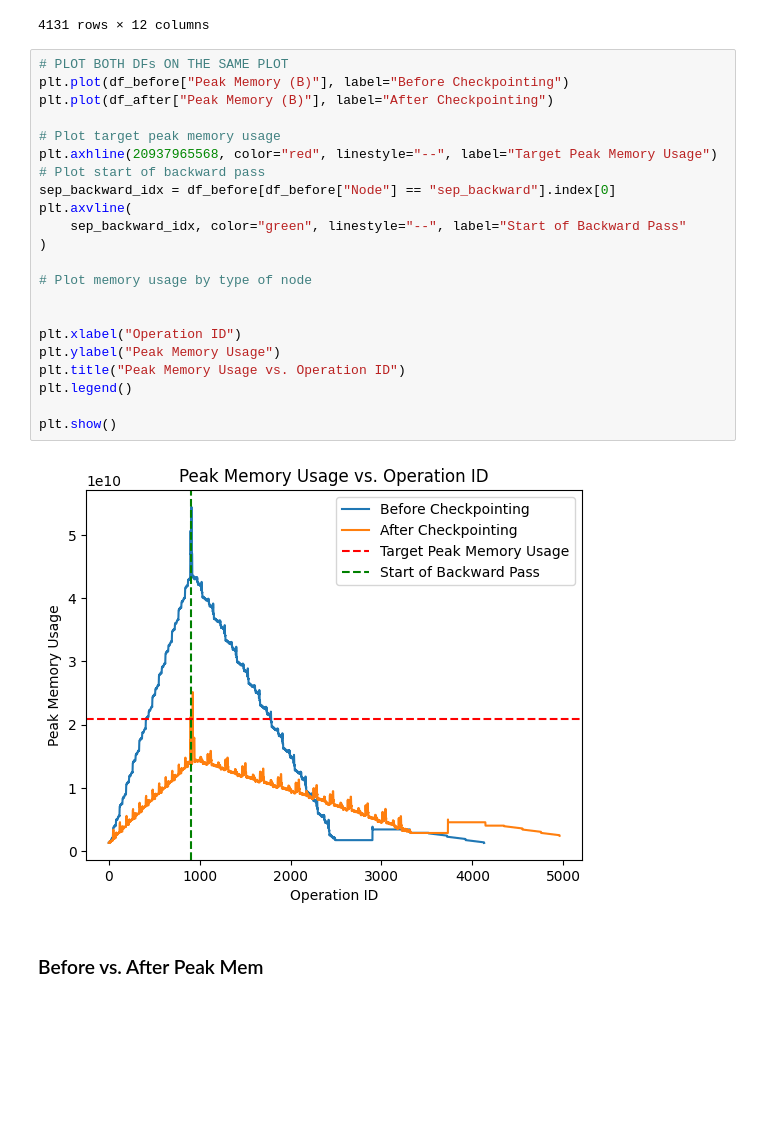
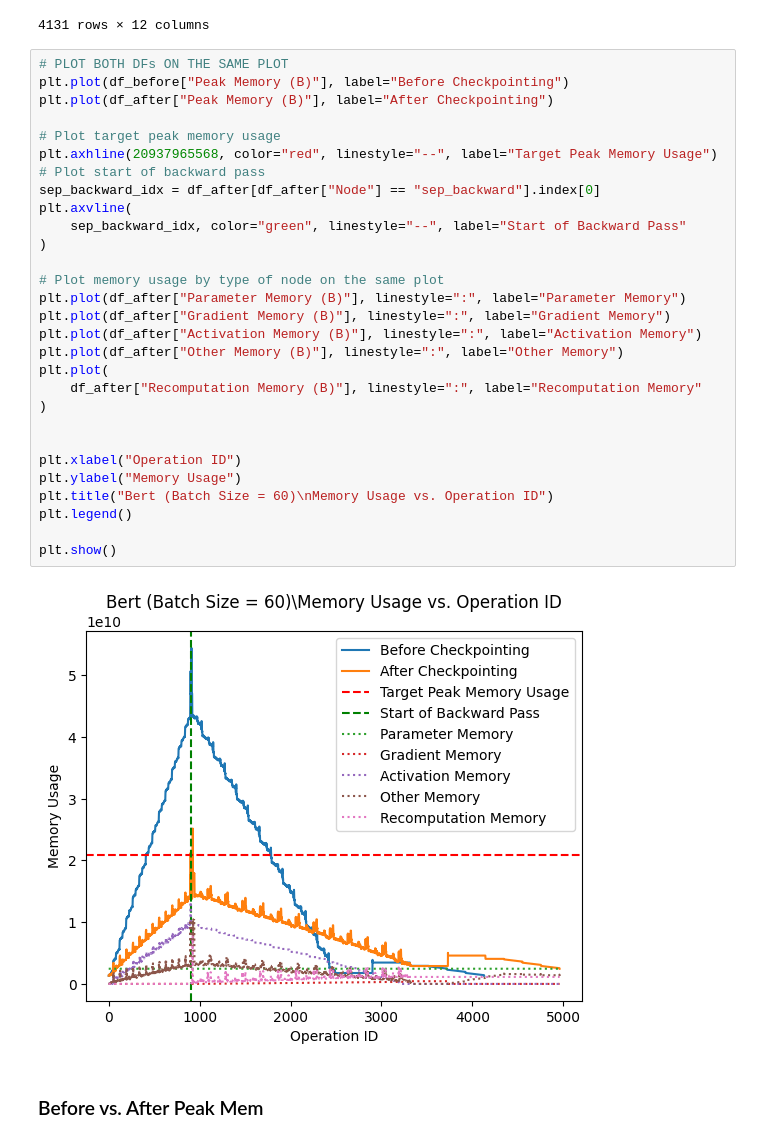
Before and after one commit to sanketkshah/cs265-mlsys-2024, a Jupyter notebook: plot_things.ipynb, the cells around one changed output. Cells and saved outputs as stored; diff of their text form; blank space fills up the shorter version.

```diff
--- a/plot_things.ipynb
+++ b/plot_things.ipynb
@@ -33,27 +33,34 @@ df_before
 # %%
 # PLOT BOTH DFs ON THE SAME PLOT
 plt.plot(df_before["Peak Memory (B)"], label="Before Checkpointing")
 plt.plot(df_after["Peak Memory (B)"], label="After Checkpointing")
 
 # Plot target peak memory usage
 plt.axhline(20937965568, color="red", linestyle="--", label="Target Peak Memory Usage")
 # Plot start of backward pass
-sep_backward_idx = df_before[df_before["Node"] == "sep_backward"].index[0]
+sep_backward_idx = df_after[df_after["Node"] == "sep_backward"].index[0]
 plt.axvline(
     sep_backward_idx, color="green", linestyle="--", label="Start of Backward Pass"
 )
 
-# Plot memory usage by type of node
+# Plot memory usage by type of node on the same plot
+plt.plot(df_after["Parameter Memory (B)"], linestyle=":", label="Parameter Memory")
+plt.plot(df_after["Gradient Memory (B)"], linestyle=":", label="Gradient Memory")
+plt.plot(df_after["Activation Memory (B)"], linestyle=":", label="Activation Memory")
+plt.plot(df_after["Other Memory (B)"], linestyle=":", label="Other Memory")
+plt.plot(
+    df_after["Recomputation Memory (B)"], linestyle=":", label="Recomputation Memory"
+)
 
 
 plt.xlabel("Operation ID")
-plt.ylabel("Peak Memory Usage")
-plt.title("Peak Memory Usage vs. Operation ID")
+plt.ylabel("Memory Usage")
+plt.title("Bert (Batch Size = 60)\nMemory Usage vs. Operation ID")
 plt.legend()
 
 plt.show()
 # %% [output]
-[figure, old version]
+[figure, new version]
 # %% [markdown]
 ### Before vs. After Peak Mem
 # %%
```
Also changed, not shown: parts of 3 cells of this notebook, 2 other files.
